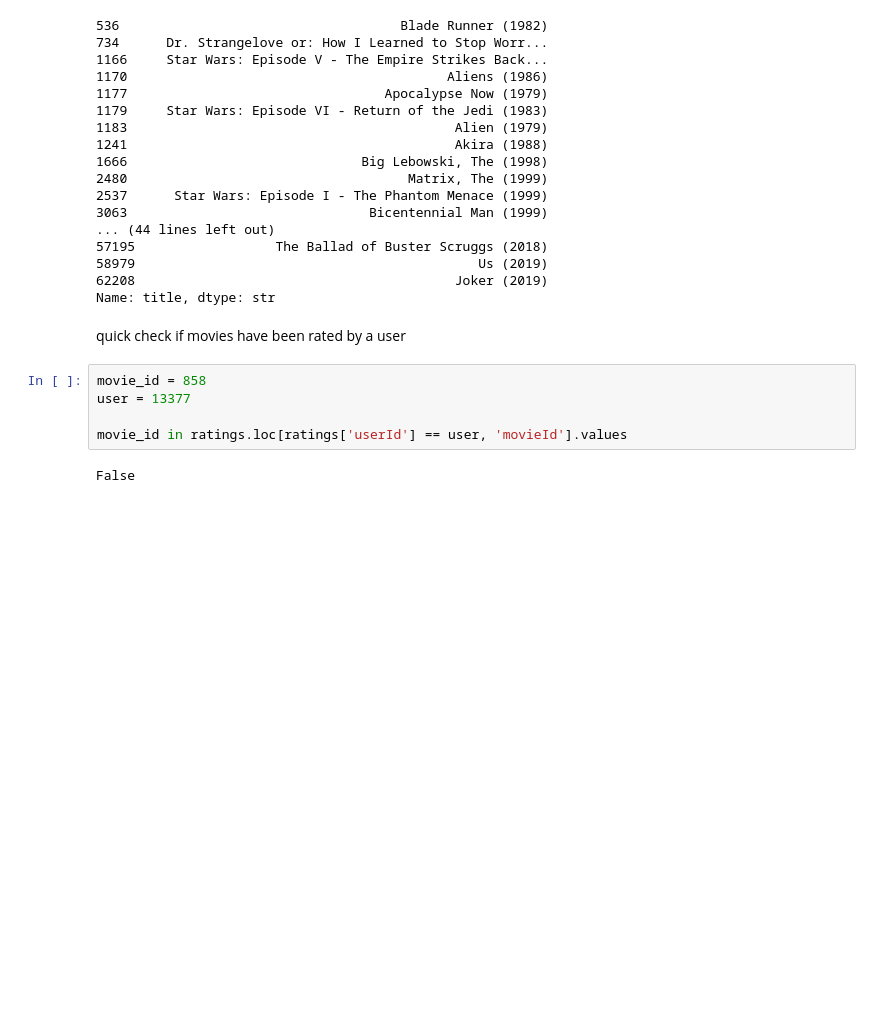
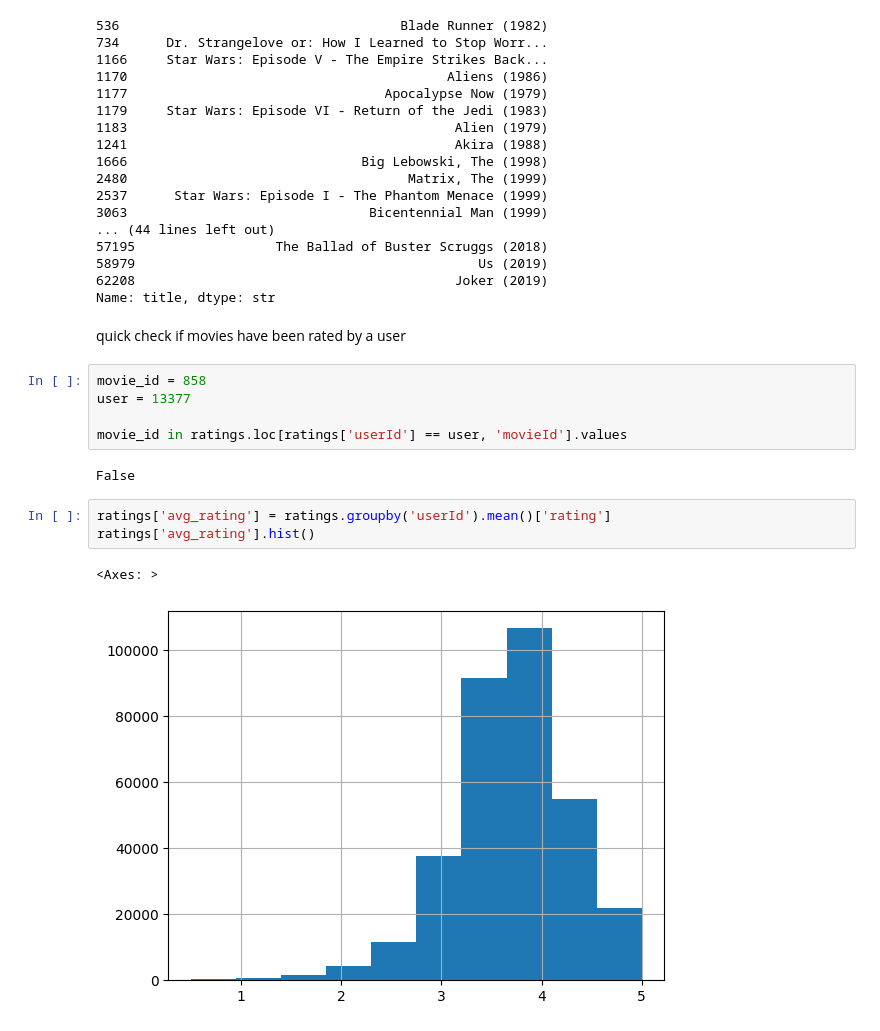
Before and after one commit to Theodor-Helje/machine-learning-Theodor-Helje, a Jupyter notebook: Labb-1/data_analysis.ipynb, the cells around one changed output. Drawn from its saved outputs; the diff is of its cells as text; blank space fills up the shorter version.

```diff
--- a/Labb-1/data_analysis.ipynb
+++ b/Labb-1/data_analysis.ipynb
@@ -246,3 +246,9 @@ user = 13377
 movie_id in ratings.loc[ratings['userId'] == user, 'movieId'].values
 # %% [output]
 False
+# %%
+ratings['avg_rating'] = ratings.groupby('userId').mean()['rating']
+ratings['avg_rating'].hist()
+# %% [output]
+<Axes: >
+[figure, added]
```
Also changed, not shown: 2 other files.
